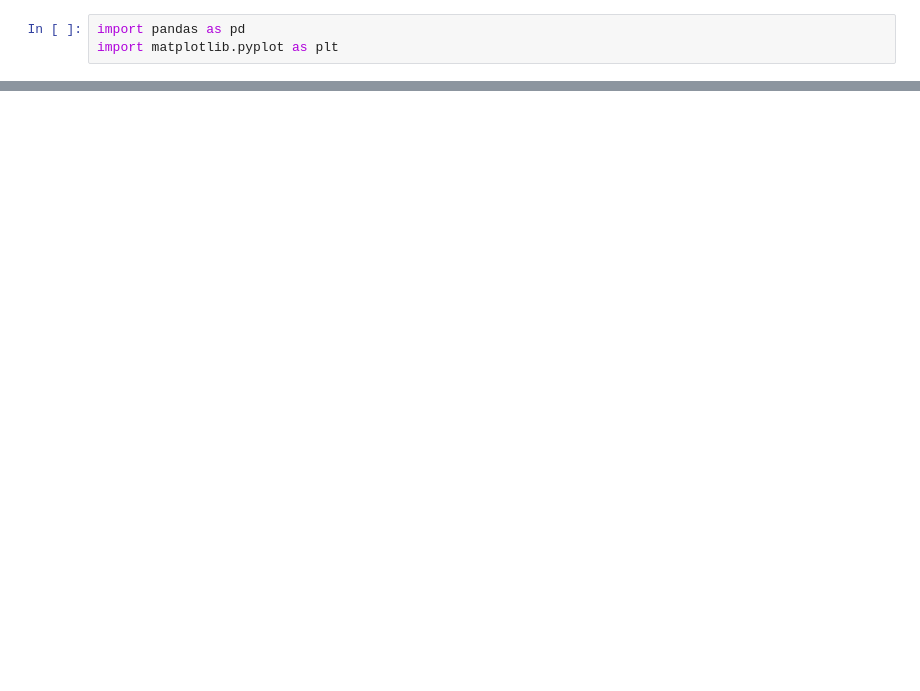
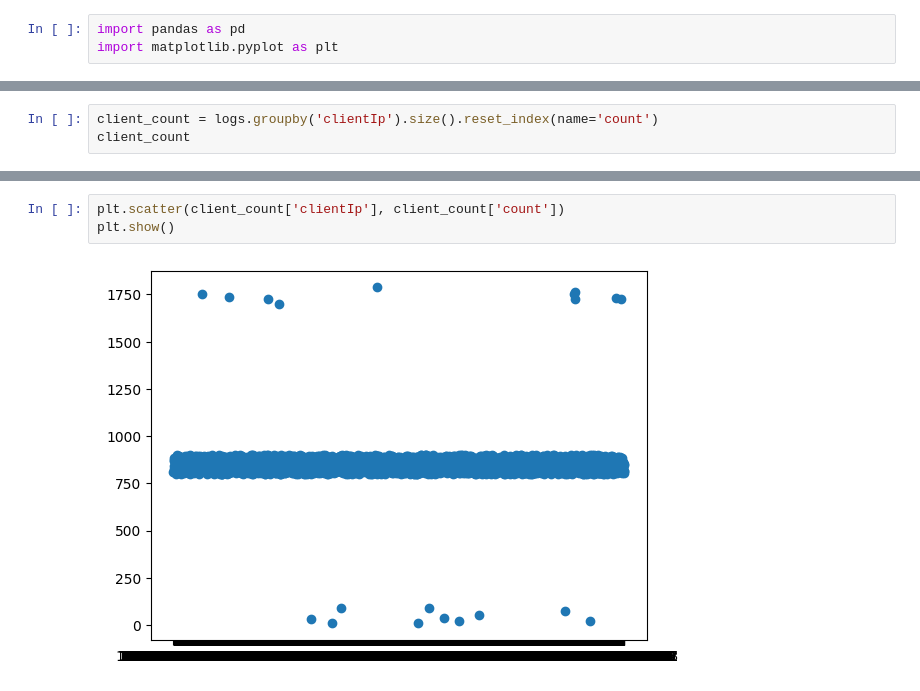
Before and after one commit to Olaf4000/randomAccessLogGeneration, a Jupyter notebook: vis.ipynb, the cells around one changed output, grey strips where cells are left out. Drawn from its saved outputs; the diff is of its cells as text; blank space fills up the shorter version.

Commit message:
added visualisation and anomaly generation

```diff
--- a/vis.ipynb
+++ b/vis.ipynb
@@ -13,0 +14,3 @@ logs.head()
+# %%
+client_count = logs.groupby('clientIp').size().reset_index(name='count')
+client_count
@@ -14,3 +31,8 @@ logs.head()
+# %%
+plt.scatter(client_count['clientIp'], client_count['count'])
+plt.show()
+# %% [output]
+[figure, added]
 # %%
 print(logs['timestamp'].mean())
 print(logs['timestamp'].count())
```
Also changed, not shown: parts of 5 cells of this notebook, 1 other file.
